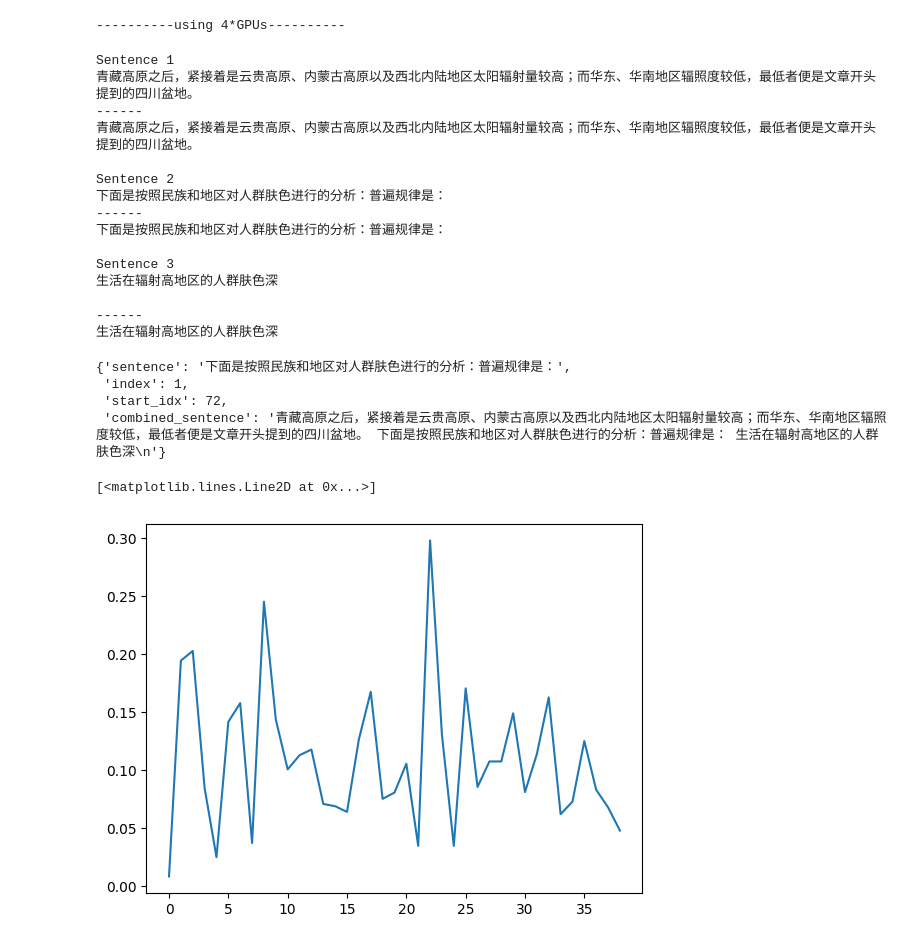
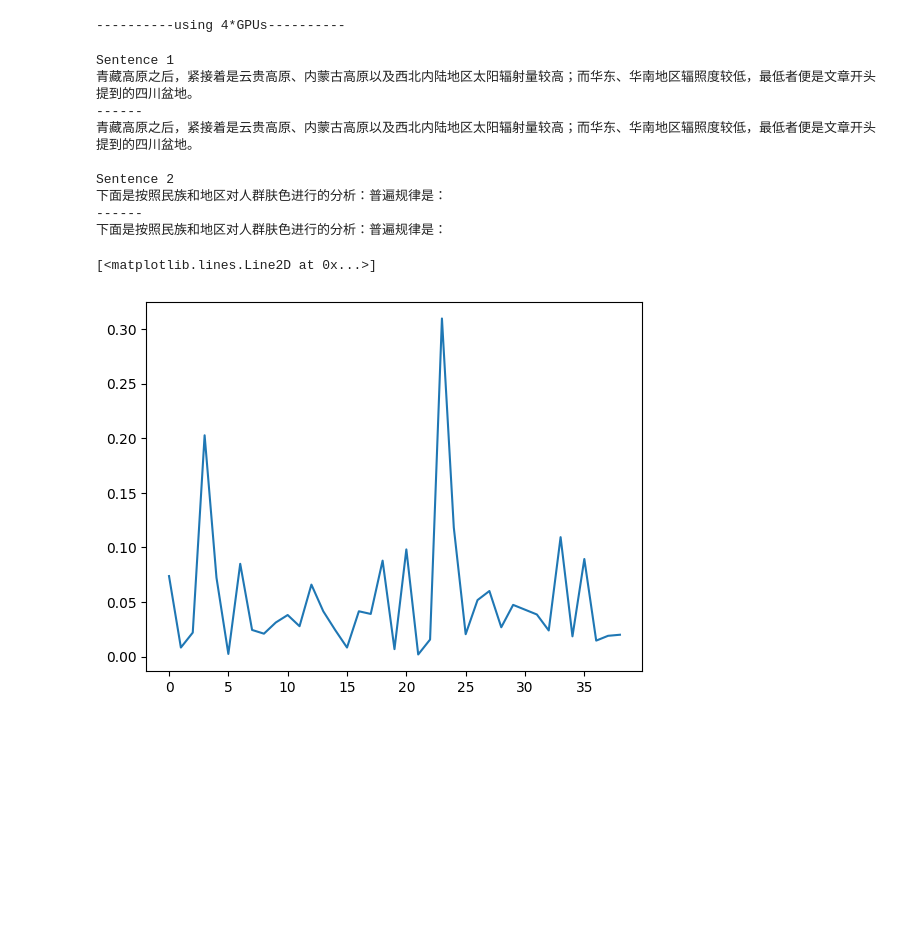
Before and after one commit to huakyouin/Finetune_lab, a Jupyter notebook: examples/bge-向量检索（调用）.ipynb, the cells around one changed output. Cells and saved outputs as stored; diff of their text form; code cells hidden in the pictures; blank space fills up the shorter version.

```diff
--- a/examples/bge-向量检索（调用）.ipynb
+++ b/examples/bge-向量检索（调用）.ipynb
@@ -12,6 +18,4 @@ model = FlagModel('../base/bge_small', query_instruction_for_retrieval="为这
 # %% [output]
 ----------using 4*GPUs----------
 # %%
-
-
 # 示例文本
@@ -20,9 +24,8 @@ text = "青藏高原之后，紧接着是云贵高原、内蒙古高原以及西
 
 sentences = split_text_to_sentences(text)
 
-
 # 打印结果
-for item in sentences[:3]:
+for item in sentences[:2]:
     idx, sentence, start = item["index"],item['sentence'],item["start_idx"]
     print(f"Sentence {idx+1}")
     print(sentence)
@@ -39,25 +42,15 @@ Sentence 2
 下面是按照民族和地区对人群肤色进行的分析：普遍规律是：
 ------
 下面是按照民族和地区对人群肤色进行的分析：普遍规律是：
-
-Sentence 3
-生活在辐射高地区的人群肤色深
-
-------
-生活在辐射高地区的人群肤色深
-# %%
-sentences = combine_sentences(sentences)
-sentences[1]
-# %% [output]
-{'sentence': '下面是按照民族和地区对人群肤色进行的分析：普遍规律是：',
- 'index': 1,
- 'start_idx': 72,
- 'combined_sentence': '青藏高原之后，紧接着是云贵高原、内蒙古高原以及西北内陆地区太阳辐射量较高；而华东、华南地区辐照度较低，最低者便是文章开头提到的四川盆地。 下面是按照民族和地区对人群肤色进行的分析：普遍规律是： 生活在辐射高地区的人群肤色深\n'}
+# %%
+combined_sentences_pre1 = combine_sentences(sentences,buffer_size=1)
+combined_sentences_pre2 = combine_sentences(sentences,buffer_size=2)
 # %%
 import matplotlib.pyplot as plt
-combined_sentence_embeddings = model.encode([x["combined_sentence"] for x in sentences])
-distances = calculate_cosine_distances(combined_sentence_embeddings)
+combined_sentence_pre1_embeddings = model.encode(combined_sentences_pre1)
+combined_sentence_pre2_embeddings = model.encode(combined_sentences_pre2)
+distances = calculate_cosine_distances(combined_sentence_pre1_embeddings[:-1],combined_sentence_pre2_embeddings[1:])
 plt.plot(distances)
 # %% [output]
 [<matplotlib.lines.Line2D at 0x...>]
-[figure, old version]
+[figure, new version]
```
Also changed, not shown: parts of 7 cells of this notebook, 2 other files.
